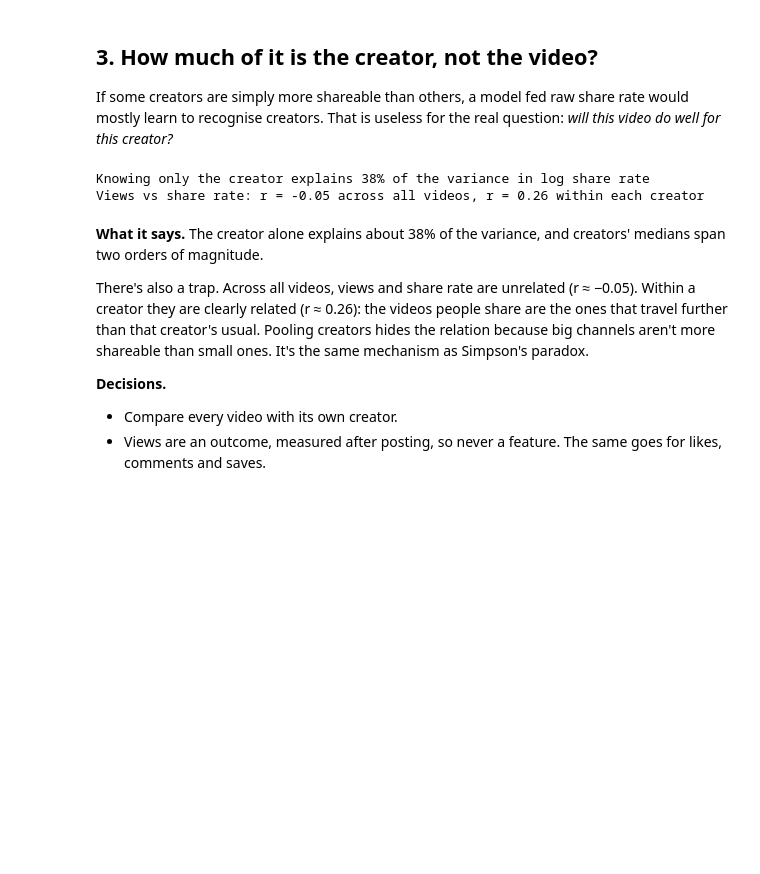
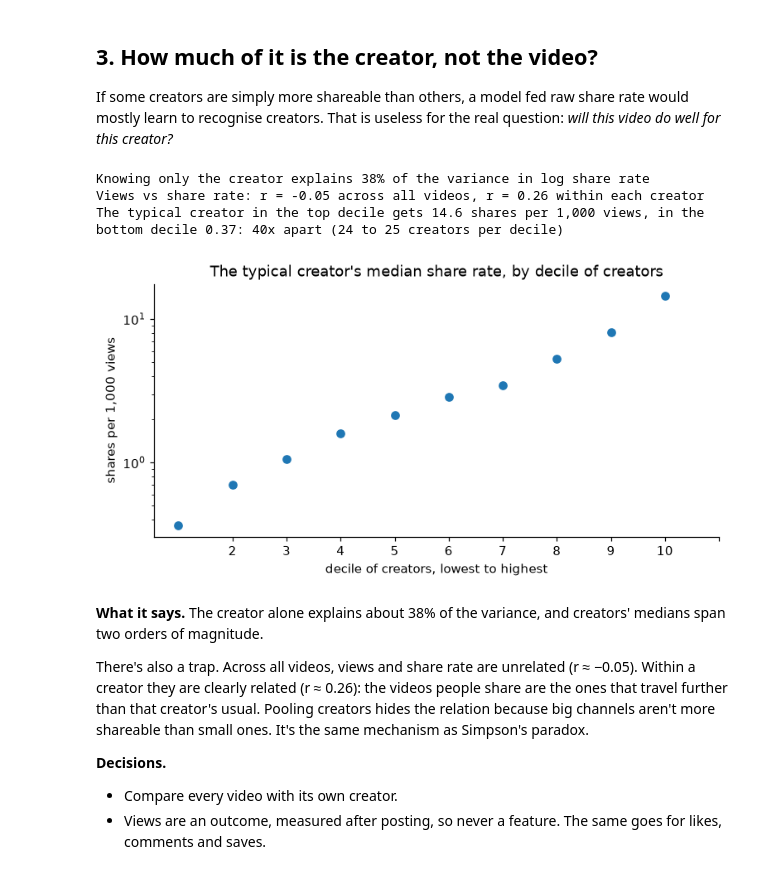
Before and after one commit to saricmilos/share-rate-prediction, a Jupyter notebook: notebooks/01_eda_target.ipynb, the cells around one changed output. Cells and saved outputs as stored; diff of their text form; code cells hidden in the pictures; blank space fills up the shorter version.

```diff
--- a/notebooks/01_eda_target.ipynb
+++ b/notebooks/01_eda_target.ipynb
@@ -107,23 +116,33 @@ recognise creators. That is useless for the real question: *will this video do w
 # %%
 creator_mean = measurable.groupby("username").log_sr.transform("mean")
 total = ((measurable.log_sr - measurable.log_sr.mean()) ** 2).sum()
 within = ((measurable.log_sr - creator_mean) ** 2).sum()
 print(f"Knowing only the creator explains {1 - within / total:.0%} of the variance in log share rate")
 
 log_views = np.log10(measurable.views)
 views_vs_rate = np.corrcoef(log_views, measurable.log_sr)[0, 1]
 centred_views = log_views - log_views.groupby(measurable.username).transform("mean")
 views_vs_rate_within = np.corrcoef(centred_views, measurable.log_sr - creator_mean)[0, 1]
 print(f"Views vs share rate: r = {views_vs_rate:.2f} across all videos, "
       f"r = {views_vs_rate_within:.2f} within each creator")
 
-(measurable.groupby("username").share_rate.median().sort_values().reset_index(drop=True)
-    .plot(logy=True, title="Each creator's median share rate, creators sorted from lowest to highest",
-          xlabel="creators, sorted", ylabel="shares per 1,000 views"))
+# Deciles of creators, not one point per creator: every point on the chart covers at least 5 creators.
+creator_medians = measurable.groupby("username").share_rate.median()
+decile = pd.qcut(creator_medians.rank(method="first"), 10, labels=range(1, 11))
+by_decile = creator_medians.groupby(decile, observed=True).agg(["median", "size"])
+print(f"The typical creator in the top decile gets {by_decile['median'].iloc[-1]:.1f} shares per 1,000 views, "
+      f"in the bottom decile {by_decile['median'].iloc[0]:.2f}: "
+      f"{by_decile['median'].iloc[-1] / by_decile['median'].iloc[0]:.0f}x apart "
+      f"({by_decile['size'].min()} to {by_decile['size'].max()} creators per decile)")
+by_decile["median"].plot(marker="o", linestyle="", logy=True, xticks=range(1, 11),
+                         title="The typical creator's median share rate, by decile of creators",
+                         xlabel="decile of creators, lowest to highest", ylabel="shares per 1,000 views")
 plt.show()
 # %% [output]
 Knowing only the creator explains 38% of the variance in log share rate
 Views vs share rate: r = -0.05 across all videos, r = 0.26 within each creator
+The typical creator in the top decile gets 14.6 shares per 1,000 views, in the bottom decile 0.37: 40x apart (24 to 25 creators per decile)
+[figure, added]
 # %% [markdown]
 **What it says.** The creator alone explains about 38% of the variance, and creators' medians span two orders of
 magnitude.
```
Also changed, not shown: parts of 1 cell of this notebook.
